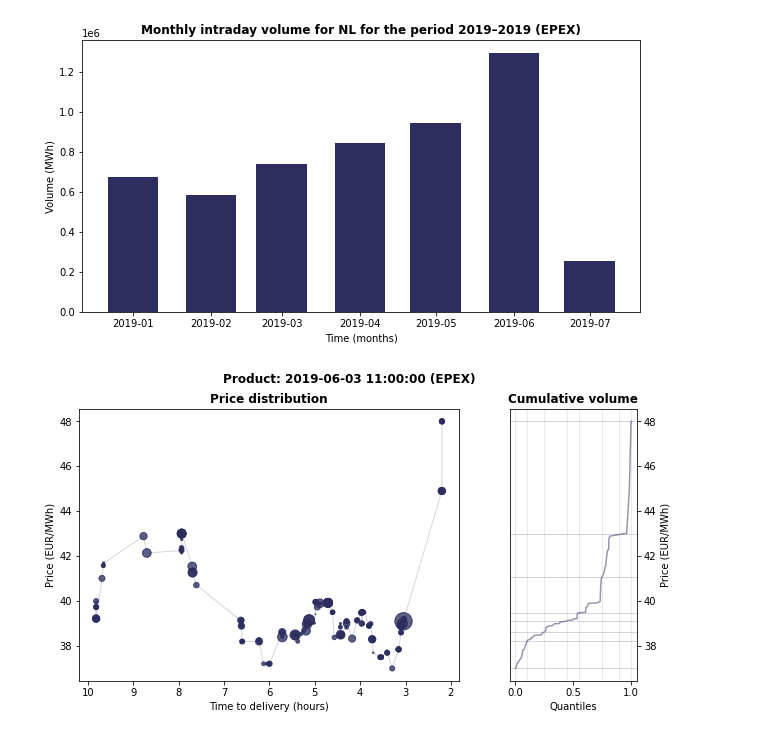
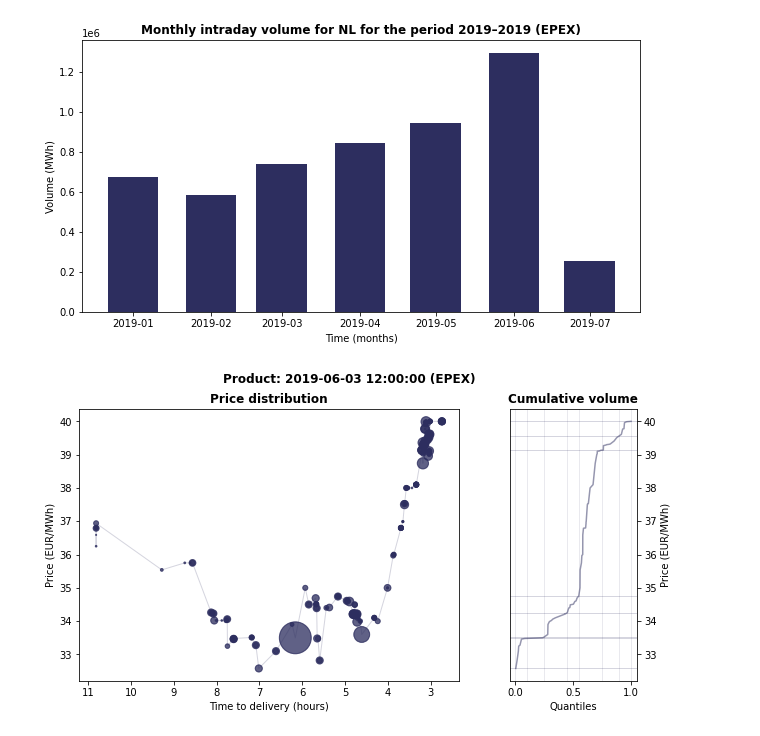
Before and after one commit to timovijn/ElectricityPriceForecasting, a Jupyter notebook: epex/epex.ipynb, the cells around one changed output. Cells and saved outputs as stored; diff of their text form; code cells hidden in the pictures.

```diff
--- a/epex/epex.ipynb
+++ b/epex/epex.ipynb
@@ -276,7 +272,7 @@ ax.set_ylabel(r'Volume (MWh)')
 Text(0, 0.5, 'Volume (MWh)')
 [figure]
 # %%
-datetime_of_interest = '2019-06-03 11:00:00'
+datetime_of_interest = '2019-06-03 12:00:00'
 filtered_dates = pd.DataFrame()
 filtered_dates = original_dates.loc[original_dates["Date"] == datetime_of_interest]
 filtered_dates = original_dates.loc[original_dates["Date"] == datetime_of_interest]
@@ -325,31 +321,31 @@ for q in quantiles:
         delta = (y2 - y1) / (x2 - x1)
         quantiles_val.append(y1 + (q - x1) * delta)
 
 fig, (ax1, ax2) = plt.subplots(1, 2, figsize=(10, 5), gridspec_kw={'width_ratios': [3, 1]})
 plt.suptitle(f'Product: {datetime_of_interest} (EPEX)')
 
 x = filtered_dates['Time to delivery']
 y = filtered_dates['Price']
 ax1.scatter(x, y, s=filtered_dates['Volume'].apply(lambda x: x*5), alpha=0.5)
 ax1.plot(x, y, linewidth=1, alpha=0.2)
 ax1.set_xlim(x.min() - 0.05 * (x.max() - x.min()), x.max() + 0.05 * (x.max() - x.min()))
 ax1.set_ylim(y.min() - 0.05 * (y.max() - y.min()), y.max() + 0.05 * (y.max() - y.min()))
 ax1.set_title(f'Price distribution')
 ax1.set_xlabel(r'Time to delivery (hours)')
 ax1.set_ylabel(r'Price (EUR/MWh)')
 ax1.invert_xaxis()
 
 x = filtered_dates.sort_values('Price')['Relative volume']
 y = filtered_dates.sort_values('Price')['Price']
 [ax2.axhline(q, linewidth=1, alpha=0.2) for q in quantiles_val]
 [ax2.axvline(q, linewidth=1, alpha=0.1) for q in quantiles]
 ax2.plot(x, y, alpha=0.5)
 ax2.set_xlim(x.min() - 0.05 * (x.max() - x.min()), x.max() + 0.05 * (x.max() - x.min()))
 ax2.set_ylim(y.min() - 0.05 * (y.max() - y.min()), y.max() + 0.05 * (y.max() - y.min()))
 ax2.set_title(f'Cumulative volume')
 ax2.set_xlabel(r'Quantiles')
 ax2.set_ylabel(r'Price (EUR/MWh)')
 ax2.yaxis.tick_right()
 ax2.yaxis.set_label_position("right")
 # %% [output]
-[figure, old version]
+[figure, new version]
```
Also changed, not shown: parts of 2 cells of this notebook.
